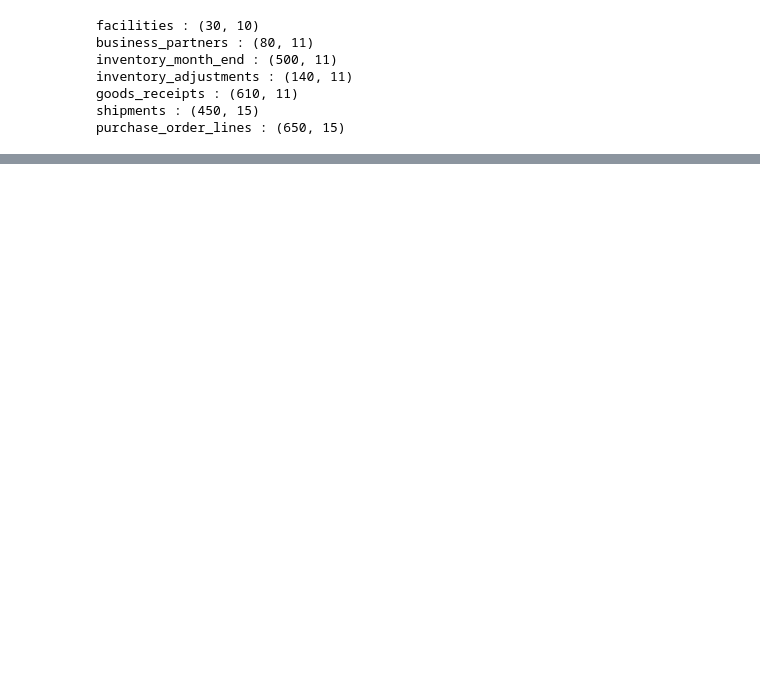
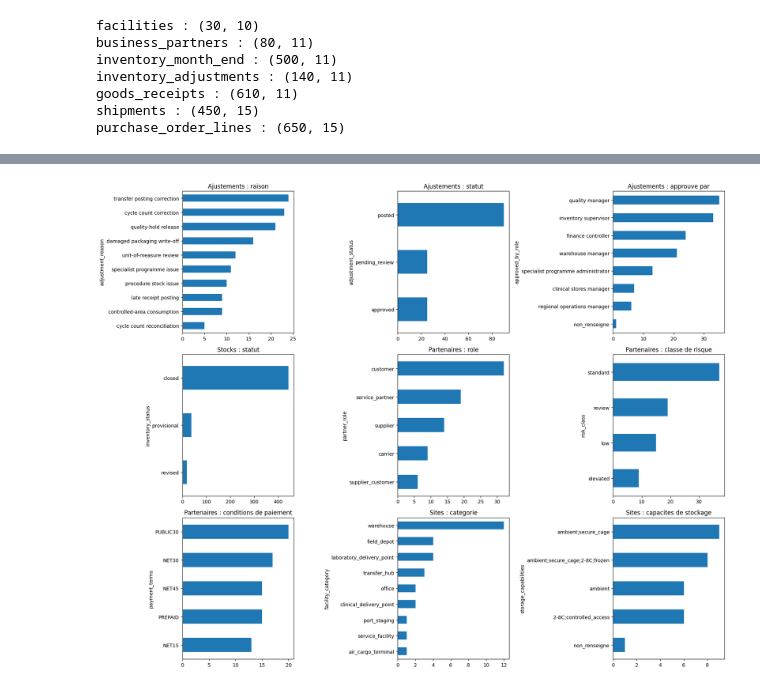
Before and after one commit to Sheik-info/20262027-UE-DataMining-Project, a Jupyter notebook: logistics.ipynb, the cells around one changed output, grey strips where cells are left out. Cells and saved outputs as stored; diff of their text form; code cells hidden in the pictures; blank space fills up the shorter version.

```diff
--- a/logistics.ipynb
+++ b/logistics.ipynb
@@ -746,0 +1067,27 @@ facilities - opening_date : datetime64[ns] | min = 1996-01-01 00:00:00 | max = 2
+# %%
+variables_cat2 = [
+    (df_inva, 'adjustment_reason', 'Ajustements : raison'),
+    (df_inva, 'adjustment_status', 'Ajustements : statut'),
+    (df_inva, 'approved_by_role', 'Ajustements : approuve par'),
+    (df_invm, 'inventory_status', 'Stocks : statut'),
+    (df_bp, 'partner_role', 'Partenaires : role'),
+    (df_bp, 'risk_class', 'Partenaires : classe de risque'),
+    (df_bp, 'payment_terms', 'Partenaires : conditions de paiement'),
+    (df_fac, 'facility_category', 'Sites : categorie'),
+    (df_fac, 'storage_capabilities', 'Sites : capacites de stockage')
+]
+
+plt.figure(figsize=(18, 14))
+
+i = 1
+for df, col, titre in variables_cat2:
+    plt.subplot(3, 3, i)
+    df[col].value_counts().plot(kind='barh')
+    plt.title(titre)
+    plt.gca().invert_yaxis()
+    i = i + 1
+
+plt.tight_layout()
+plt.show()
+# %% [output]
+[figure, added]
```
Also changed, not shown: parts of 32 cells of this notebook.
